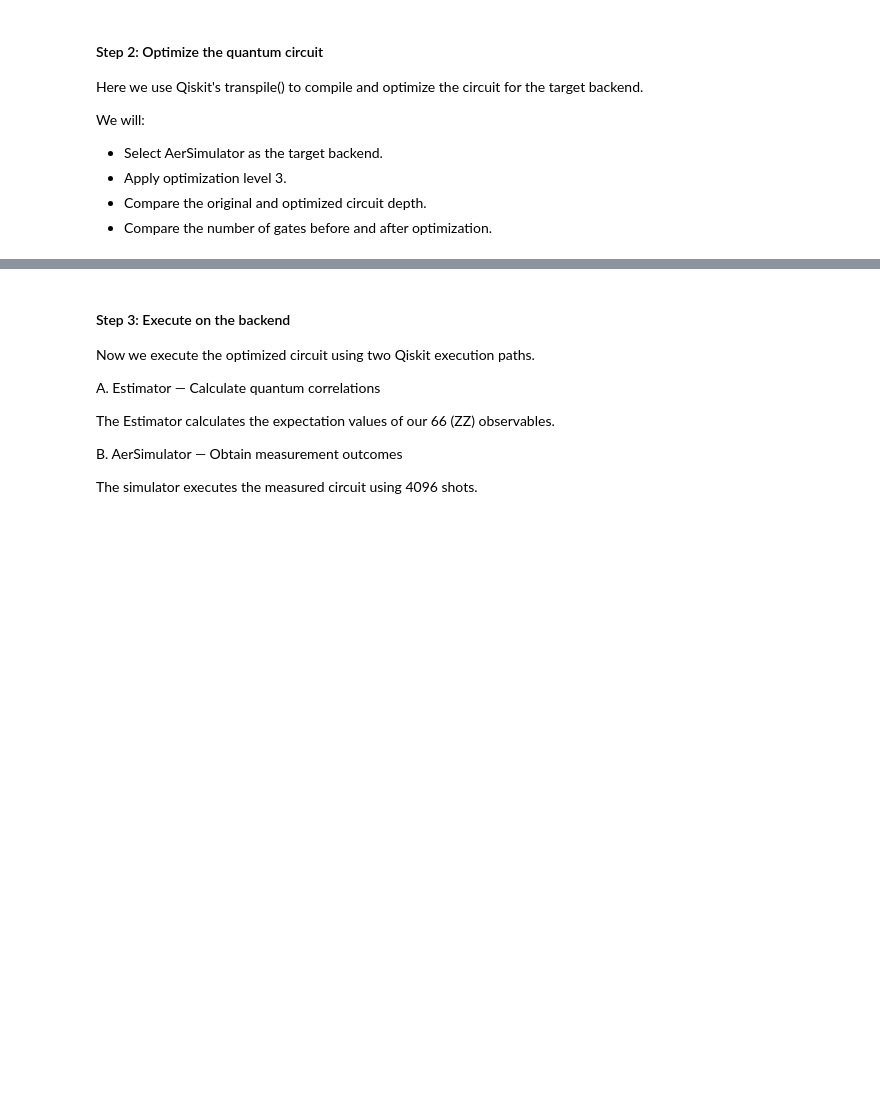
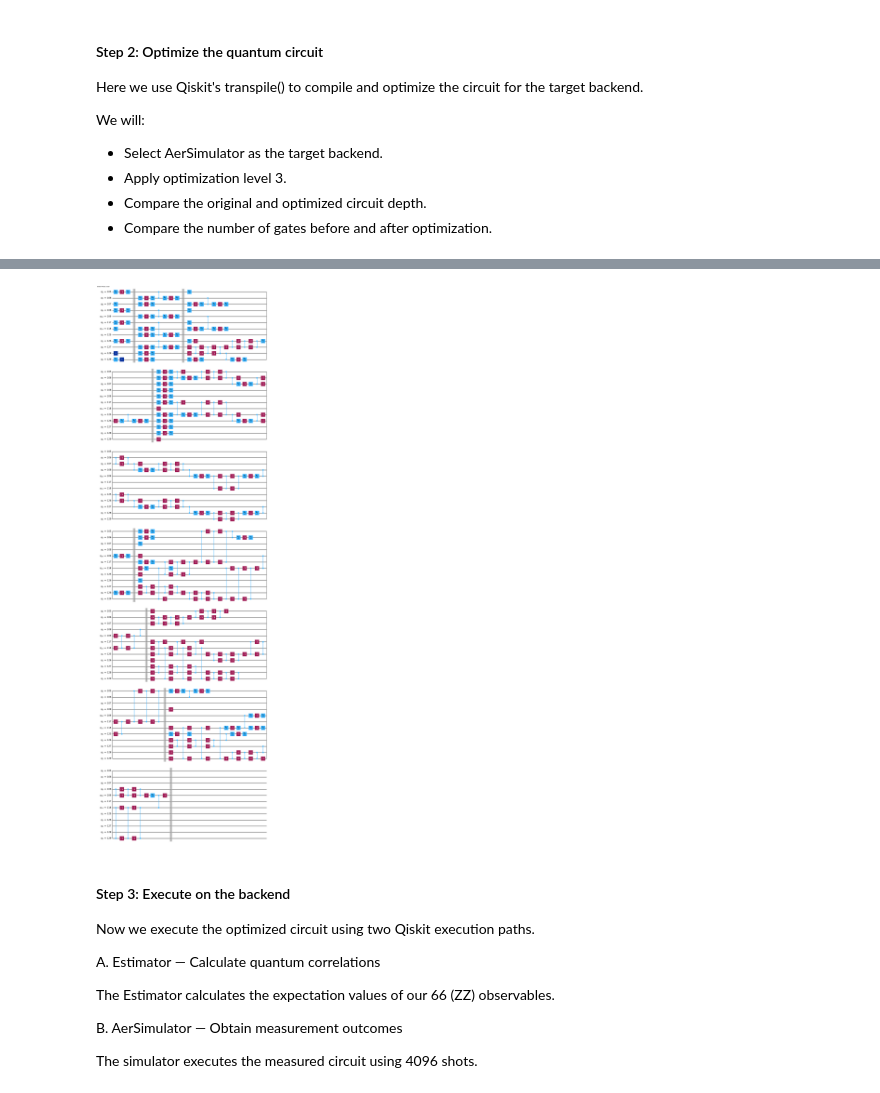
Before and after one commit to suranjannandi-git/QFF-2026-Quantum-for-Humanity, a Jupyter notebook: ex6.2-execute-circuit-on-ibmq.ipynb, the cells around one changed output, grey strips where cells are left out. Drawn from its saved outputs; the diff is of its cells as text; code cells hidden in the pictures; blank space fills up the shorter version.

```diff
--- a/ex6.2-execute-circuit-on-ibmq.ipynb
+++ b/ex6.2-execute-circuit-on-ibmq.ipynb
@@ -230,0 +192,9 @@ Optimized Gate Count: 50
+# %%
+# uncomment this section if running on Google Colab
+# ensure a secret is already created as QUANTUM_API_KEY
+
+from google.colab import userdata
+quantum_api_key = userdata.get('QUANTUM_API_KEY')
+
+if quantum_api_key.strip():
+    print("API Key successfully captured!")
@@ -230,0 +210,13 @@ Optimized Gate Count: 50
+# %%
+if not quantum_api_key.strip():
+    print("API Key is empty. Please try again.")
+
+from qiskit_ibm_runtime import QiskitRuntimeService
+service = QiskitRuntimeService(channel="ibm_quantum_platform", token=quantum_api_key)
+
+backend_name = 'ibm_kingston'     # 156 qubits
+# backend_name = 'ibm_fez'          # 156 qubits
+# backend_name = 'ibm_marrakesh'    # 156 qubits
+
+backend = service.backend(name=backend_name)
+backend.num_qubits
@@ -231,3 +228,14 @@ Optimized Gate Count: 50
+# %%
+# from qiskit_ibm_runtime import QiskitRuntimeService
+from qiskit.transpiler.preset_passmanagers import generate_preset_pass_manager
+
+pass_manager = generate_preset_pass_manager(optimization_level=1, backend=backend)
+
+qc_transpiled = pass_manager.run(qc)
+operators_transpiled_list = [op.apply_layout(qc_transpiled.layout) for op in operators]
+qc_transpiled.draw("mpl")
+# %% [output]
+[figure, added]
 # %% [markdown]
 #### Step 3: Execute on the backend
 
```
Also changed, not shown: parts of 14 cells of this notebook.
